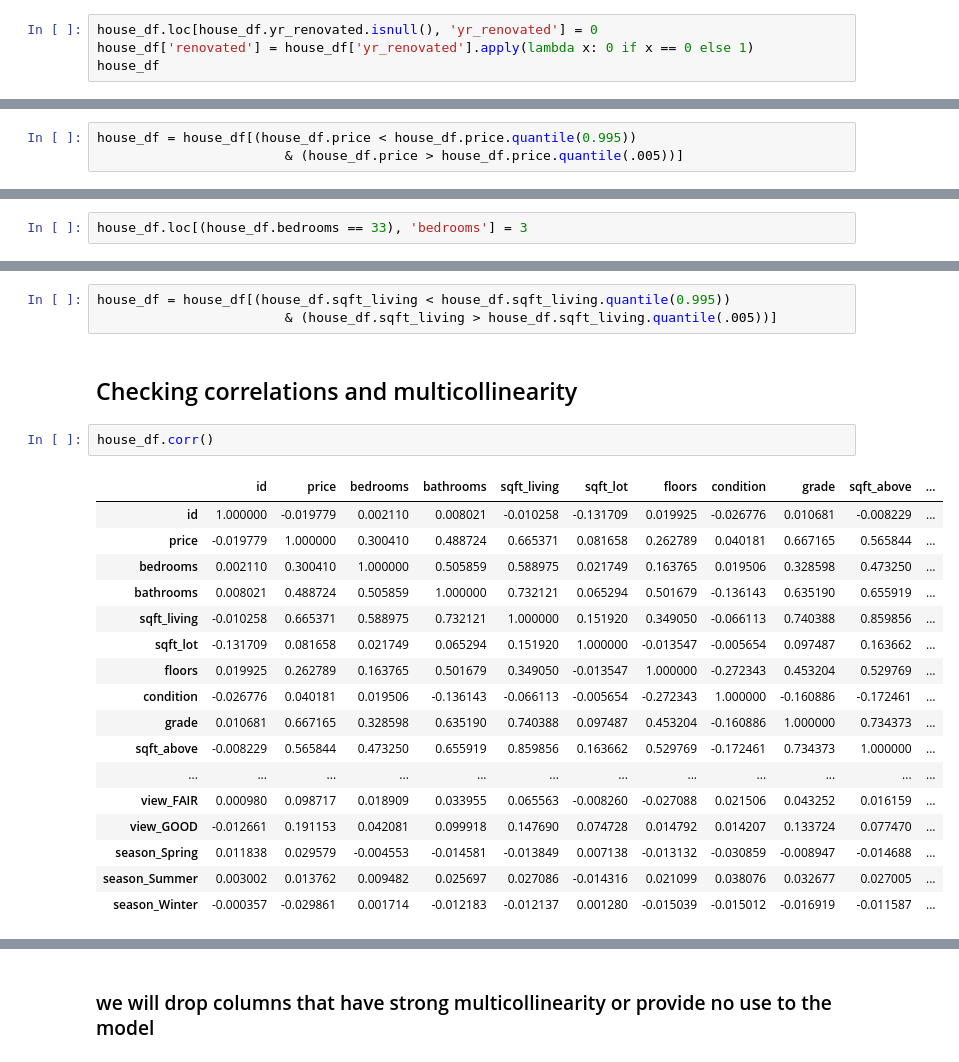
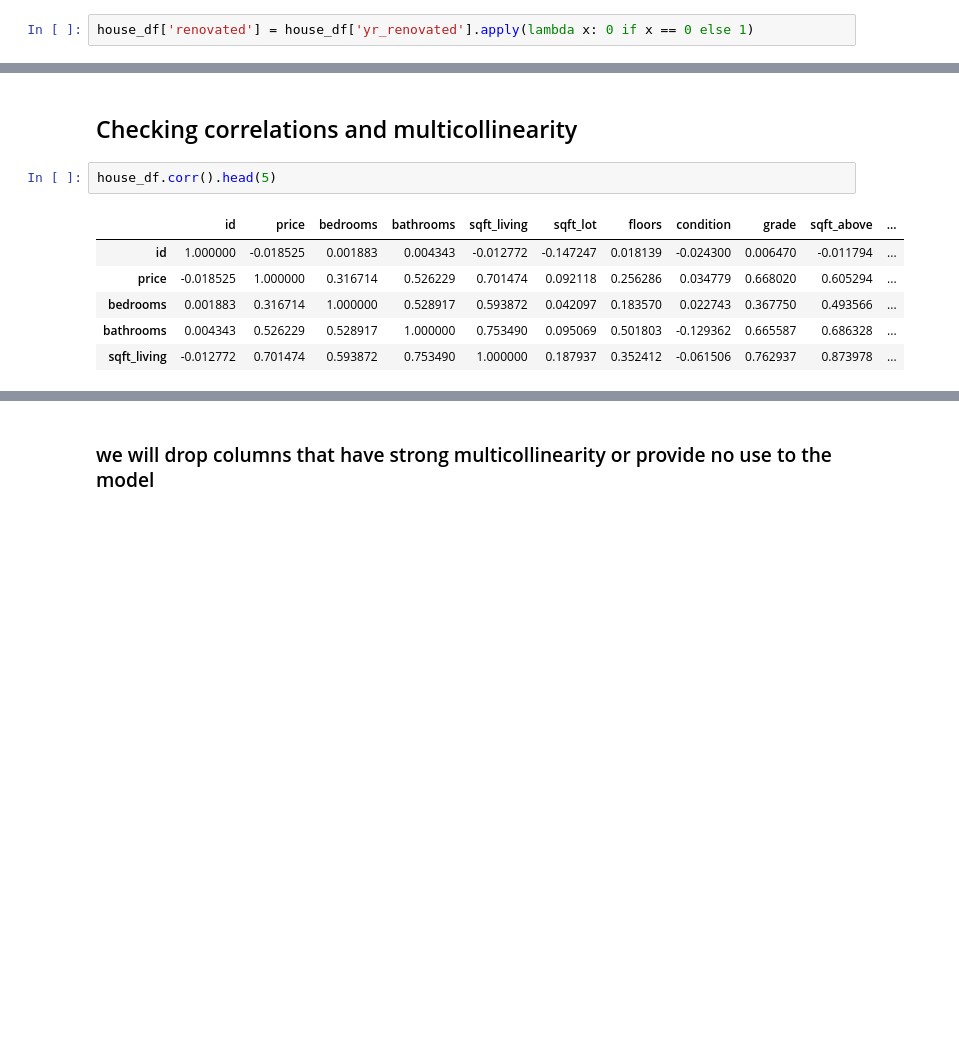
Before and after one commit to Isaac-Ndirangu-Muturi-749/Housing-Affordability-Analysis-in-King-County-Seattle, a Jupyter notebook: student.ipynb, the cells around one changed output, grey strips where cells are left out. Drawn from its saved outputs; the diff is of its cells as text; blank space fills up the shorter version.

```diff
--- a/student.ipynb
+++ b/student.ipynb
@@ -451,6 +785,4 @@ house_df
 # %% [markdown]
 ### removing null values in the 'yr_built" column and adding the 'renovated' column to show whether the house has been renovated or not
 # %%
-house_df.loc[house_df.yr_renovated.isnull(), 'yr_renovated'] = 0
 house_df['renovated'] = house_df['yr_renovated'].apply(lambda x: 0 if x == 0 else 1)
-house_df
@@ -590,3 +894,0 @@ Filtering out outliers of price in the data
-# %%
-house_df = house_df[(house_df.price < house_df.price.quantile(0.995))
-                        & (house_df.price > house_df.price.quantile(.005))]
@@ -601,2 +894,0 @@ We see the outlier on bedrooms that we change to 3 bedrooms, likely due to a typ
-# %%
-house_df.loc[(house_df.bedrooms == 33), 'bedrooms'] = 3
@@ -611,28 +895,14 @@ Filtering out outliers of living area column
-# %%
-house_df = house_df[(house_df.sqft_living < house_df.sqft_living.quantile(0.995))
-                        & (house_df.sqft_living > house_df.sqft_living.quantile(.005))]
 # %% [markdown]
 ## Checking correlations and multicollinearity
 # %%
-house_df.corr()
+house_df.corr().head(5)
 # %% [output]
 |  | id | price | bedrooms | bathrooms | sqft_living | sqft_lot | floors | condition | grade | sqft_above | ... |
-| id | 1.000000 | -0.019779 | 0.002110 | 0.008021 | -0.010258 | -0.131709 | 0.019925 | -0.026776 | 0.010681 | -0.008229 | ... |
-| price | -0.019779 | 1.000000 | 0.300410 | 0.488724 | 0.665371 | 0.081658 | 0.262789 | 0.040181 | 0.667165 | 0.565844 | ... |
-| bedrooms | 0.002110 | 0.300410 | 1.000000 | 0.505859 | 0.588975 | 0.021749 | 0.163765 | 0.019506 | 0.328598 | 0.473250 | ... |
-| bathrooms | 0.008021 | 0.488724 | 0.505859 | 1.000000 | 0.732121 | 0.065294 | 0.501679 | -0.136143 | 0.635190 | 0.655919 | ... |
-| sqft_living | -0.010258 | 0.665371 | 0.588975 | 0.732121 | 1.000000 | 0.151920 | 0.349050 | -0.066113 | 0.740388 | 0.859856 | ... |
-| sqft_lot | -0.131709 | 0.081658 | 0.021749 | 0.065294 | 0.151920 | 1.000000 | -0.013547 | -0.005654 | 0.097487 | 0.163662 | ... |
-| floors | 0.019925 | 0.262789 | 0.163765 | 0.501679 | 0.349050 | -0.013547 | 1.000000 | -0.272343 | 0.453204 | 0.529769 | ... |
-| condition | -0.026776 | 0.040181 | 0.019506 | -0.136143 | -0.066113 | -0.005654 | -0.272343 | 1.000000 | -0.160886 | -0.172461 | ... |
-| grade | 0.010681 | 0.667165 | 0.328598 | 0.635190 | 0.740388 | 0.097487 | 0.453204 | -0.160886 | 1.000000 | 0.734373 | ... |
-| sqft_above | -0.008229 | 0.565844 | 0.473250 | 0.655919 | 0.859856 | 0.163662 | 0.529769 | -0.172461 | 0.734373 | 1.000000 | ... |
-| ... | ... | ... | ... | ... | ... | ... | ... | ... | ... | ... | ... |
-| view_FAIR | 0.000980 | 0.098717 | 0.018909 | 0.033955 | 0.065563 | -0.008260 | -0.027088 | 0.021506 | 0.043252 | 0.016159 | ... |
-| view_GOOD | -0.012661 | 0.191153 | 0.042081 | 0.099918 | 0.147690 | 0.074728 | 0.014792 | 0.014207 | 0.133724 | 0.077470 | ... |
-| season_Spring | 0.011838 | 0.029579 | -0.004553 | -0.014581 | -0.013849 | 0.007138 | -0.013132 | -0.030859 | -0.008947 | -0.014688 | ... |
-| season_Summer | 0.003002 | 0.013762 | 0.009482 | 0.025697 | 0.027086 | -0.014316 | 0.021099 | 0.038076 | 0.032677 | 0.027005 | ... |
-| season_Winter | -0.000357 | -0.029861 | 0.001714 | -0.012183 | -0.012137 | 0.001280 | -0.015039 | -0.015012 | -0.016919 | -0.011587 | ... |
+| id | 1.000000 | -0.018525 | 0.001883 | 0.004343 | -0.012772 | -0.147247 | 0.018139 | -0.024300 | 0.006470 | -0.011794 | ... |
+| price | -0.018525 | 1.000000 | 0.316714 | 0.526229 | 0.701474 | 0.092118 | 0.256286 | 0.034779 | 0.668020 | 0.605294 | ... |
+| bedrooms | 0.001883 | 0.316714 | 1.000000 | 0.528917 | 0.593872 | 0.042097 | 0.183570 | 0.022743 | 0.367750 | 0.493566 | ... |
+| bathrooms | 0.004343 | 0.526229 | 0.528917 | 1.000000 | 0.753490 | 0.095069 | 0.501803 | -0.129362 | 0.665587 | 0.686328 | ... |
+| sqft_living | -0.012772 | 0.701474 | 0.593872 | 0.753490 | 1.000000 | 0.187937 | 0.352412 | -0.061506 | 0.762937 | 0.873978 | ... |
 # %%
 corr_df = house_df.corr().abs().stack().reset_index().sort_values(0, ascending=False)
 corr_df['pairs'] = list(zip(corr_df.level_0, corr_df.level_1))
```
Also changed, not shown: parts of 129 cells of this notebook, 7 other files.
